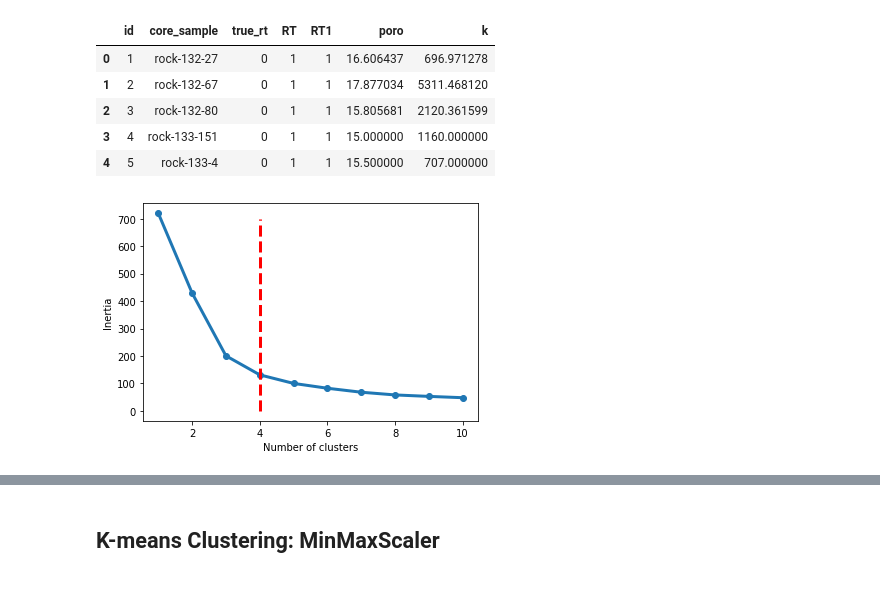
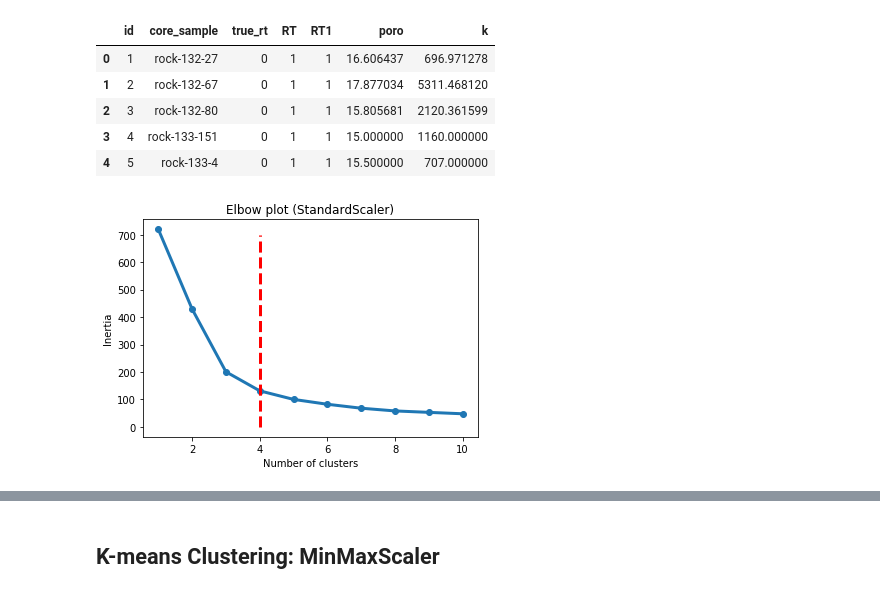
Before and after one commit to perezjgg/PuKnow, a Jupyter notebook: Python/Clustering_RockType_Classification.ipynb, the cells around one changed output, grey strips where cells are left out. Drawn from its saved outputs; the diff is of its cells as text; code cells hidden in the pictures.

```diff
--- a/Python/Clustering_RockType_Classification.ipynb
+++ b/Python/Clustering_RockType_Classification.ipynb
@@ -251,20 +232,21 @@ df.head(5)
 # %%
 # calculate distortion for a range of number of cluster
 inertia_RT1 = []
 for i in np.arange(1, 11):
     km = KMeans(
         n_clusters=i
     )
     km.fit(df_rt1)
     inertia_RT1.append(km.inertia_)
 
 # plot
 plt.figure()
 plt.plot(np.arange(1, 11), inertia_RT1, marker='o', lw=3)
 plt.plot([4, 4], [0, 700], 'k--', c='red', lw=3)
+plt.title('Elbow plot (StandardScaler)')
 plt.xlabel('Number of clusters')
 plt.ylabel('Inertia')
 plt.show()
 # %% [output]
-[figure, old version]
+[figure, new version]
 # %%
```
Also changed, not shown: parts of 19 cells of this notebook.
